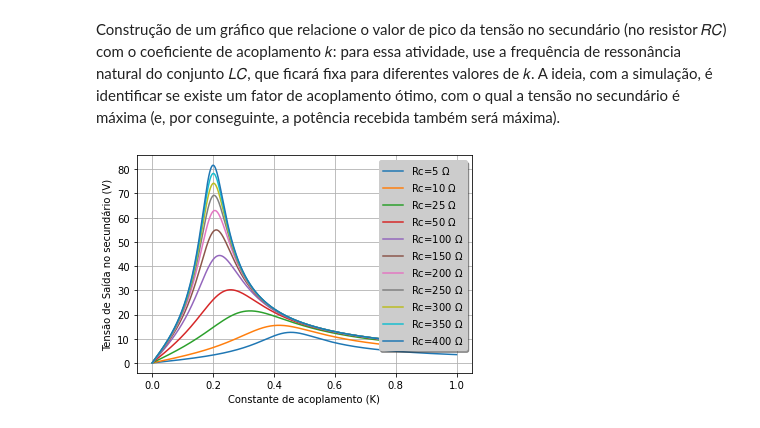
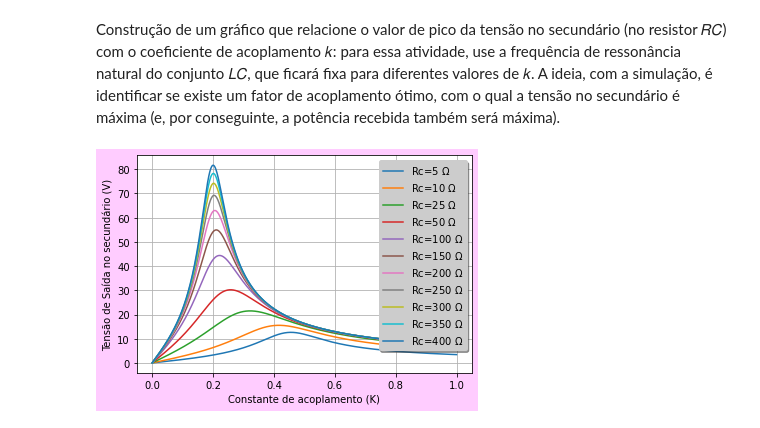
Before and after one commit to Tainapb/Projeto-WPT--Eletromagnetismo-e-Ondulatoria-, a Jupyter notebook: Oficial_WPT.ipynb, the cells around one changed output. Drawn from its saved outputs; the diff is of its cells as text; code cells hidden in the pictures.

```diff
--- a/Oficial_WPT.ipynb
+++ b/Oficial_WPT.ipynb
@@ -246,36 +250,36 @@ freq=30e3
 w_3=2*pi*freq
 R1_3=0.4
 R2_3=0.417
 
 C1_3=C2_3=0.47e-6
 L1_3=77e-6
 L2_3=72.16e-6
 XC1_3=1/(1j*w_3*C1_3)
 XC2_3=1/(1j*w_3*C2_3)
 XL1_3= 1j*w_3*L1_3
 XL2_3=1j*w_3*L2_3
 #lista_picos=[]
 V1=27.3/pi
-
+plt.figure(facecolor="#FFCCFF")
 for Rc in lista_resistencia_carga:
     lista_picos=[]
     lista_value_max=[]
     for k_3 in lista_ks:
         XM_3=1j*w_3*M(k_3,L1_3,L2_3)
         i1_3, i2_3=CalcularTransformador(V1, Rc,R1_3,R2_3, XC1_3, XC2_3, XL1_3, XL2_3, XM_3)
         Zeq=1/(1/XC2_3+1/Rc)
         V2_saida=Zeq*i2_3
         lista_picos.append(abs(V2_saida))
 
     plt.plot(lista_ks, lista_picos, label="Rc=%0.f $\Omega$" %Rc)
 
 plt.xlabel('Constante de acoplamento (K)')
 plt.ylabel('Tensão de Saída no secundário (V)')
-plt.legend(loc='upper right', facecolor="#CCCCCC",shadow=True,fancybox=True)
+plt.legend(loc='upper right', facecolor="#CCCCCC",shadow=True)
 plt.grid(True)
 plt.show()
 # %% [output]
-[figure, old version]
+[figure, new version]
 # %%
 #função para encontrar o k onde ocorre Vp
 def kcomVp(l_k,lista_V2_saida):
```
Also changed, not shown: parts of 3 cells of this notebook.
